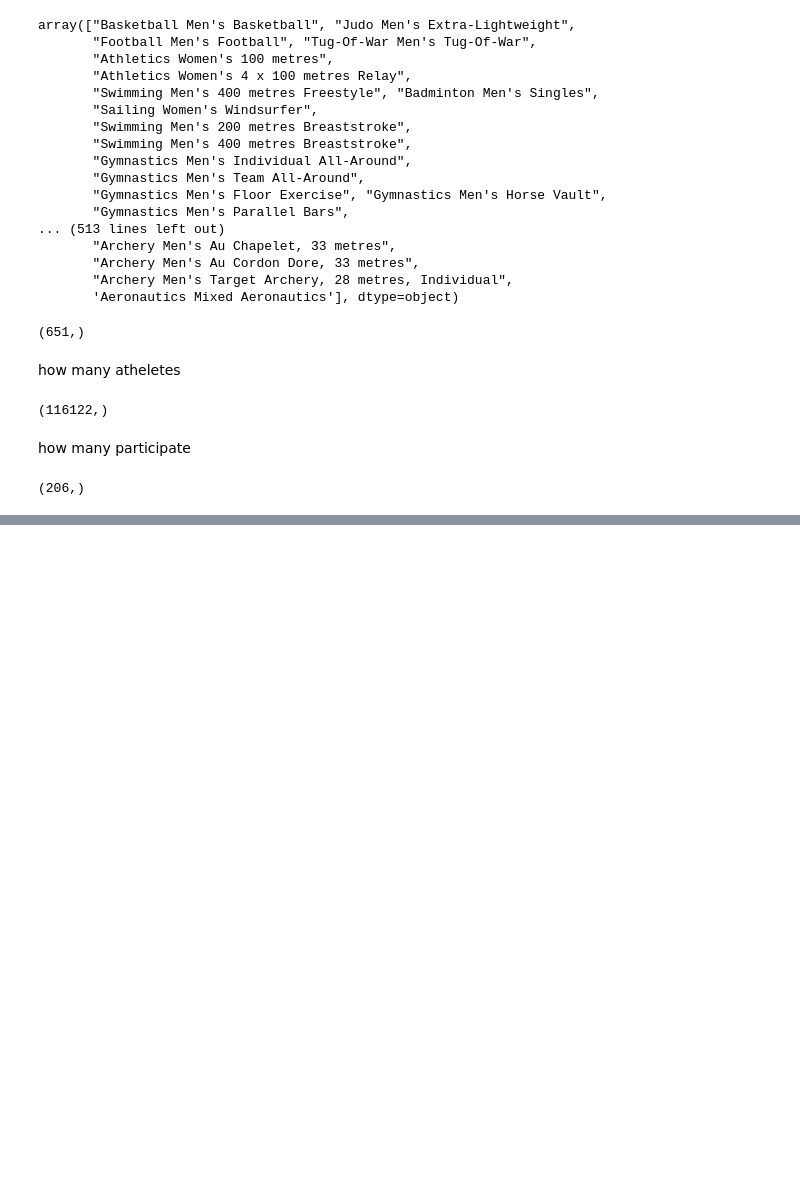
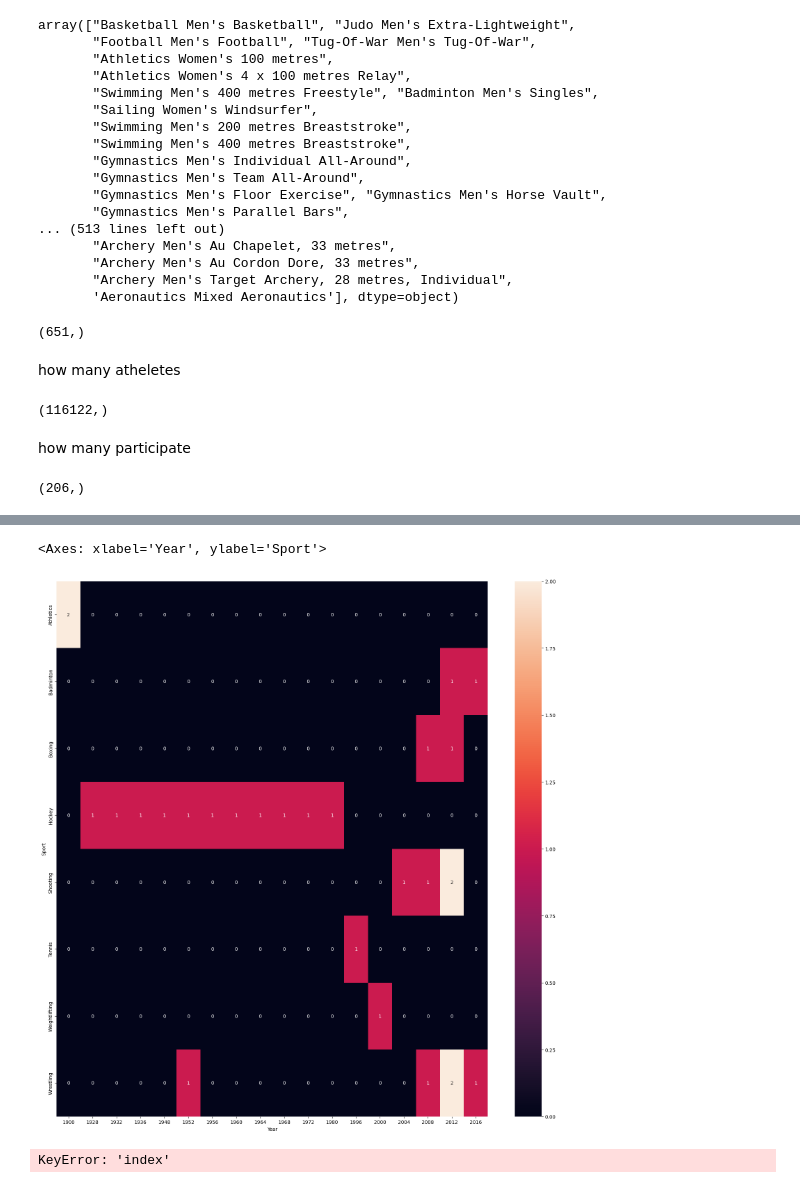
Before and after one commit to kushyukti/eda-olympic-analysis, a Jupyter notebook: olympics-analysis-code/Olympic-analysis.ipynb, the cells around one changed output, grey strips where cells are left out. Drawn from its saved outputs; the diff is of its cells as text; code cells hidden in the pictures; blank space fills up the shorter version.

```diff
--- a/olympics-analysis-code/Olympic-analysis.ipynb
+++ b/olympics-analysis-code/Olympic-analysis.ipynb
@@ -594,0 +690,2 @@ df['region'].unique().shape
+# %%
+new_df = temp_df[temp_df['region'] == 'India']
@@ -594,0 +707,11 @@ df['region'].unique().shape
+# %%
+plt.figure(figsize=(20,20))
+sns.heatmap(new_df.pivot_table(index='Sport',columns='Year',values='Medal',aggfunc='count').fillna(0),annot=True)
+# %% [output]
+<Axes: xlabel='Year', ylabel='Sport'>
+[figure, added]
+# %%
+x = temp_df['Name'].value_counts().reset_index().head(10).merge(df, left_on='index', right_on='Name', how='left')[
+        ['index', 'Name_x', 'Sport']].drop_duplicates('index')
+# %% [output]
+KeyError: 'index'
```
Also changed, not shown: parts of 28 cells of this notebook, 3 other files.
